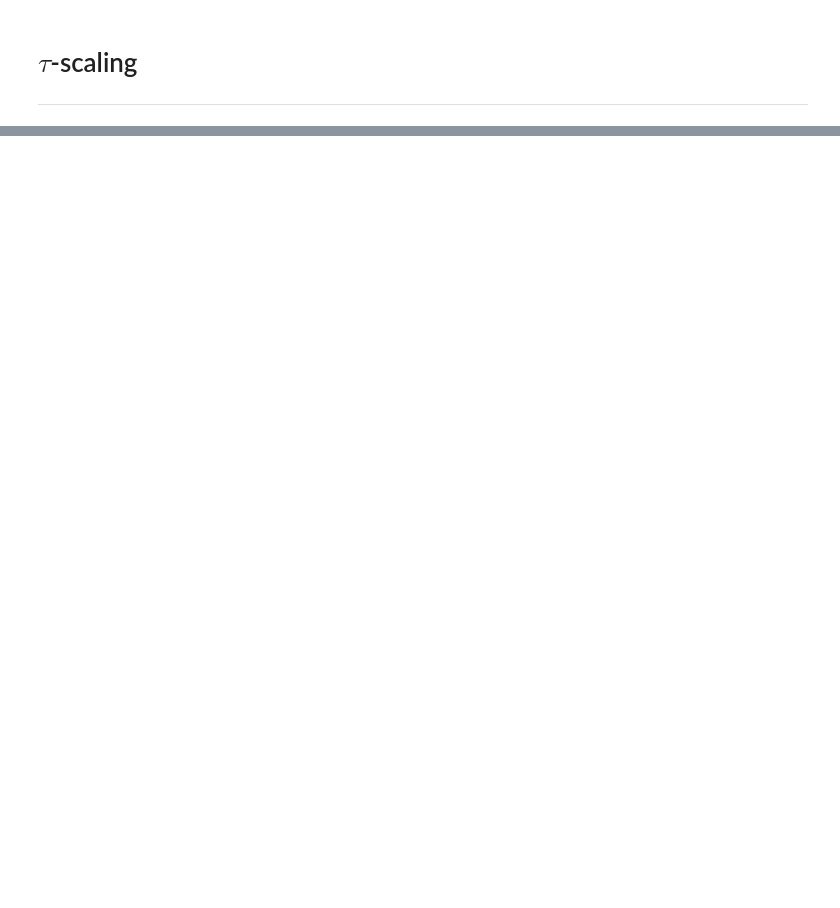
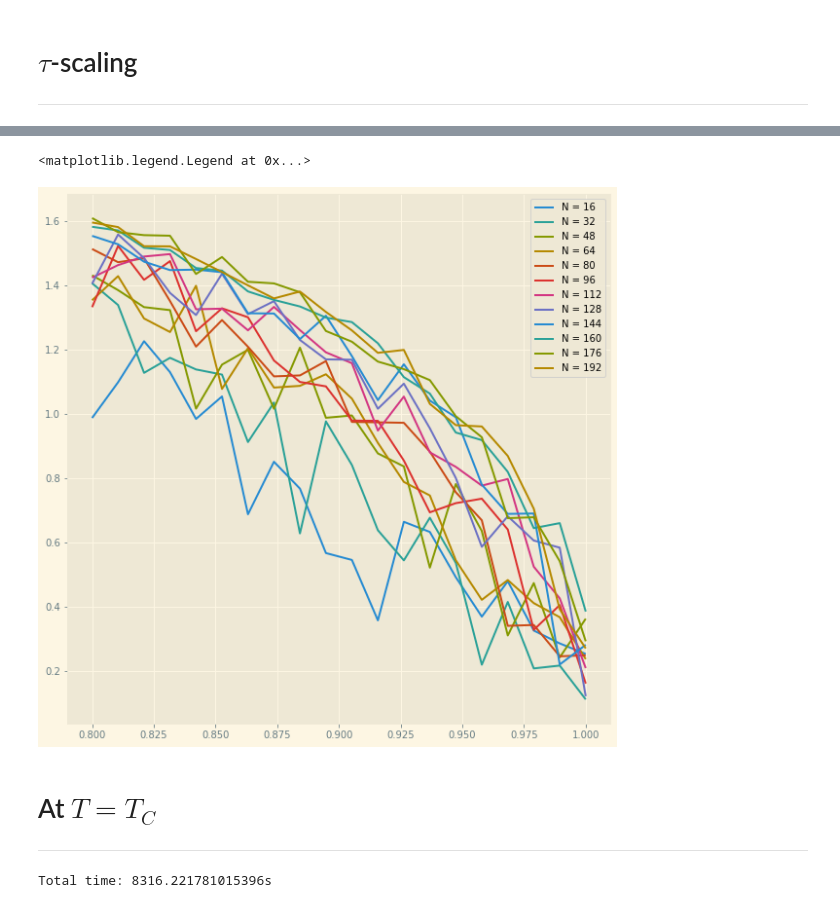
Before and after one commit to kklocker/NumFys, a Jupyter notebook: Exam/src/tau_scaling.ipynb, the cells around one changed output, grey strips where cells are left out. Cells and saved outputs as stored; diff of their text form; code cells hidden in the pictures; blank space fills up the shorter version.

```diff
--- a/Exam/src/tau_scaling.ipynb
+++ b/Exam/src/tau_scaling.ipynb
@@ -68,0 +88,12 @@ plt.show()
+# %%
+plt.figure(figsize=(10,10))
+for i, N in enumerate(N_list):
+    plt.plot(T/Tc, matrix[i], label =f"N = {N}")
+plt.legend()
+# %% [output]
+<matplotlib.legend.Legend at 0x...>
+[figure, added]
+# %% [markdown]
+# At $T = T_C$
+
+---
@@ -68,0 +108,5 @@ plt.show()
+# %%
+N_sweeps = 100000
+tau_tc = tau_at_tc(n, N_sweeps)
+# %% [output]
+Total time: 8316.221781015396s
```
Also changed, not shown: parts of 17 cells of this notebook, 25 other files.
